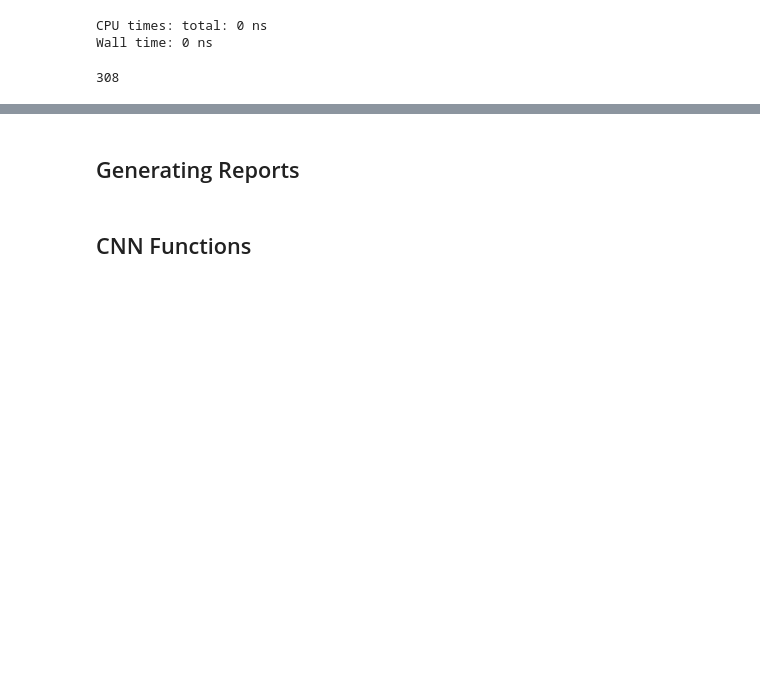
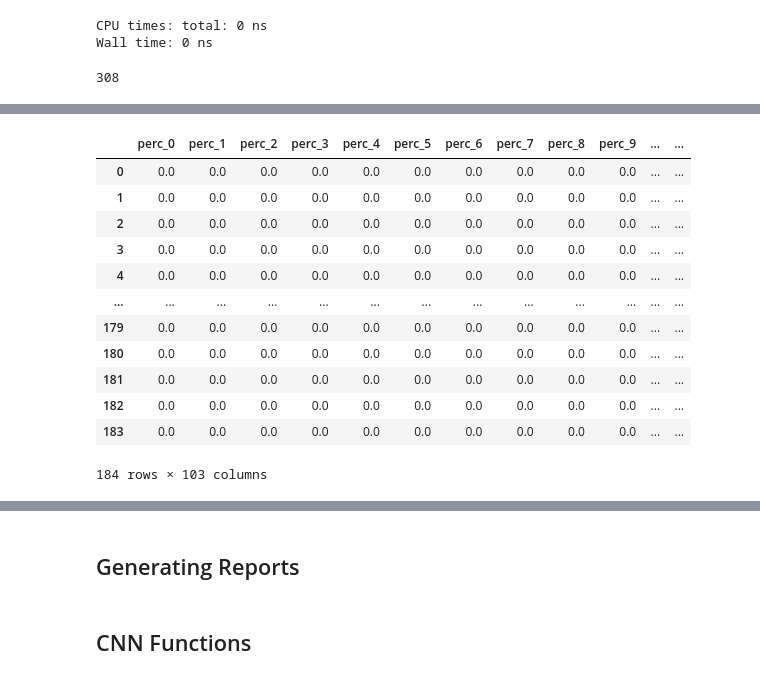
Before and after one commit to pithun/Soil-Classification-Using-ML, a Jupyter notebook: ML_Code - DEV.ipynb, the cells around one changed output, grey strips where cells are left out. Drawn from its saved outputs; the diff is of its cells as text; code cells hidden in the pictures; blank space fills up the shorter version.

```diff
--- a/ML_Code - DEV.ipynb
+++ b/ML_Code - DEV.ipynb
@@ -634,0 +643,16 @@ metrics_df.to_csv('current_results.csv')
+# %%
+working_df_train
+# %% [output]
+|  | perc_0 | perc_1 | perc_2 | perc_3 | perc_4 | perc_5 | perc_6 | perc_7 | perc_8 | perc_9 | ... | ... |
+| 0 | 0.0 | 0.0 | 0.0 | 0.0 | 0.0 | 0.0 | 0.0 | 0.0 | 0.0 | 0.0 | ... | ... |
+| 1 | 0.0 | 0.0 | 0.0 | 0.0 | 0.0 | 0.0 | 0.0 | 0.0 | 0.0 | 0.0 | ... | ... |
+| 2 | 0.0 | 0.0 | 0.0 | 0.0 | 0.0 | 0.0 | 0.0 | 0.0 | 0.0 | 0.0 | ... | ... |
+| 3 | 0.0 | 0.0 | 0.0 | 0.0 | 0.0 | 0.0 | 0.0 | 0.0 | 0.0 | 0.0 | ... | ... |
+| 4 | 0.0 | 0.0 | 0.0 | 0.0 | 0.0 | 0.0 | 0.0 | 0.0 | 0.0 | 0.0 | ... | ... |
+| ... | ... | ... | ... | ... | ... | ... | ... | ... | ... | ... | ... | ... |
+| 179 | 0.0 | 0.0 | 0.0 | 0.0 | 0.0 | 0.0 | 0.0 | 0.0 | 0.0 | 0.0 | ... | ... |
+| 180 | 0.0 | 0.0 | 0.0 | 0.0 | 0.0 | 0.0 | 0.0 | 0.0 | 0.0 | 0.0 | ... | ... |
+| 181 | 0.0 | 0.0 | 0.0 | 0.0 | 0.0 | 0.0 | 0.0 | 0.0 | 0.0 | 0.0 | ... | ... |
+| 182 | 0.0 | 0.0 | 0.0 | 0.0 | 0.0 | 0.0 | 0.0 | 0.0 | 0.0 | 0.0 | ... | ... |
+| 183 | 0.0 | 0.0 | 0.0 | 0.0 | 0.0 | 0.0 | 0.0 | 0.0 | 0.0 | 0.0 | ... | ... |
+184 rows × 103 columns
```
Also changed, not shown: parts of 23 cells of this notebook, 21 other files.
